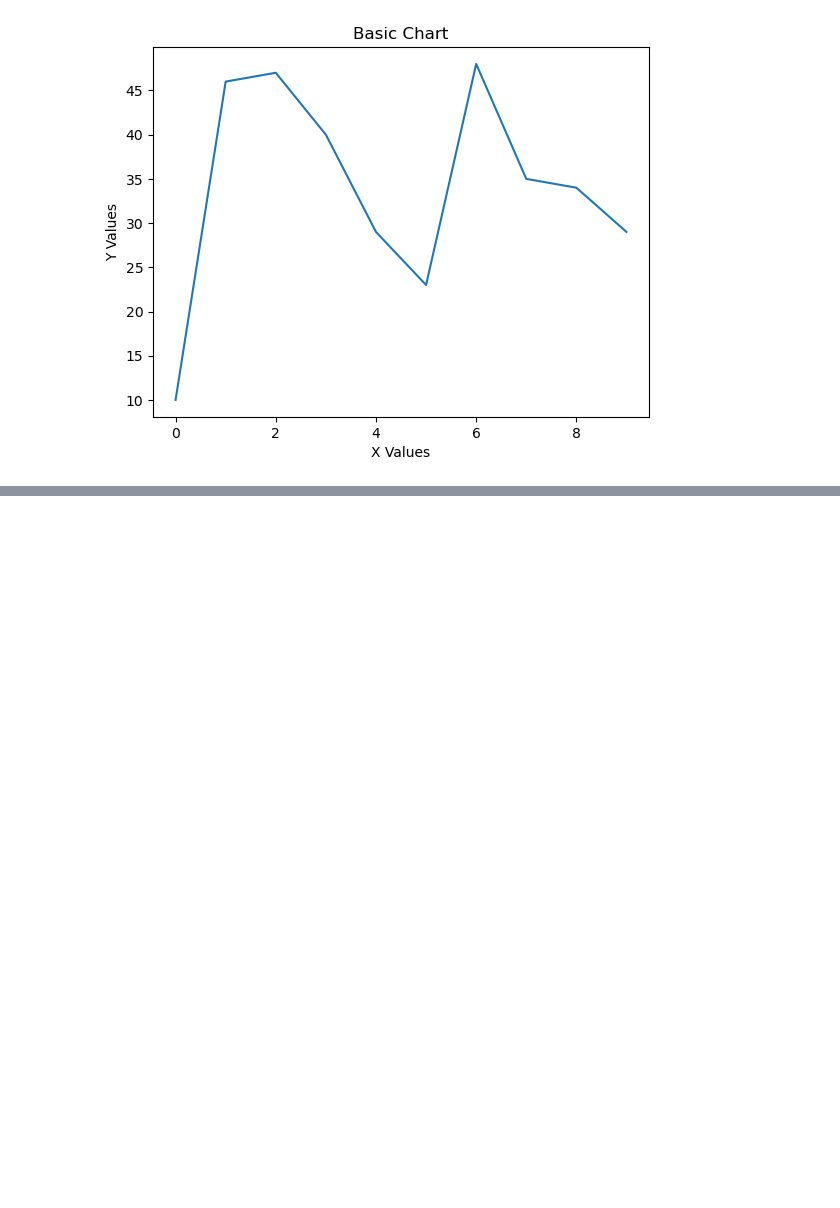
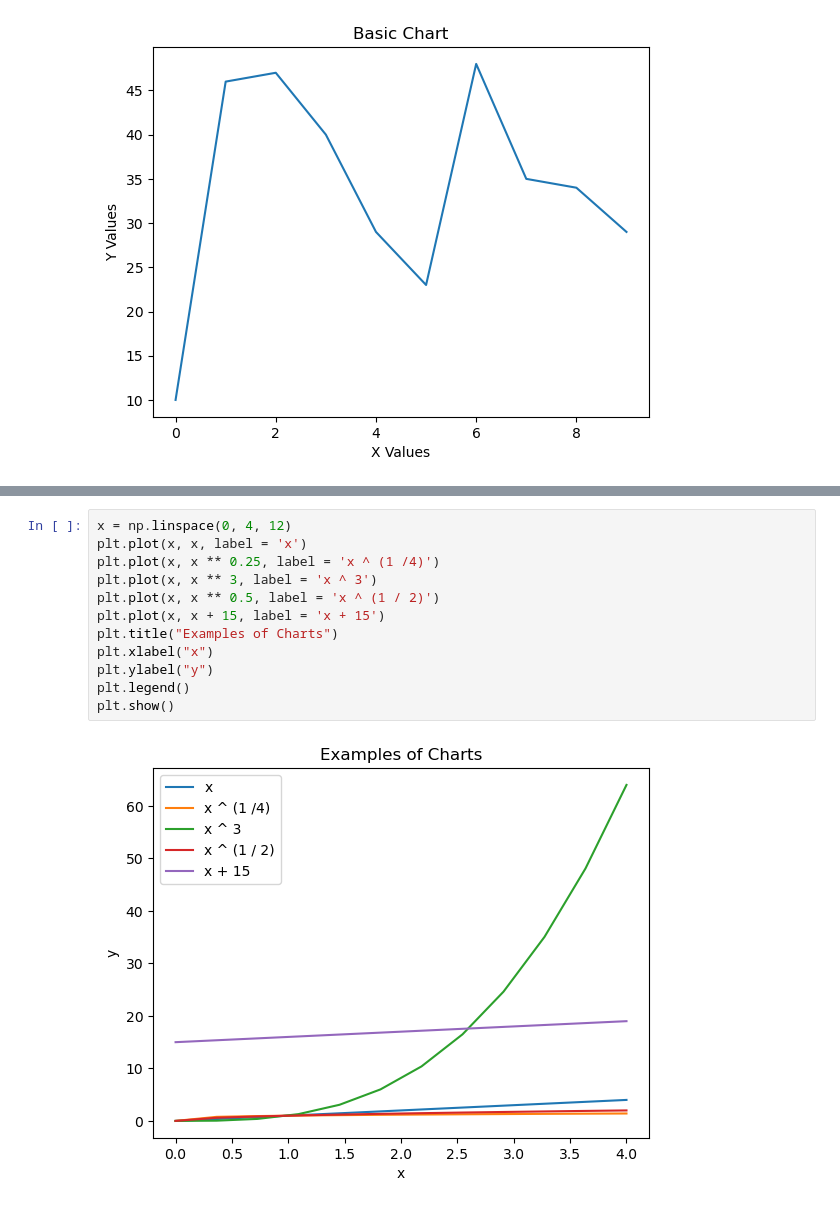
Before and after one commit to UstubecEmre/MatplotlibandSeabornFundamentals, a Jupyter notebook: matplotlib_basics.ipynb, the cells around one changed output, grey strips where cells are left out. Cells and saved outputs as stored; diff of their text form; blank space fills up the shorter version.

```diff
--- a/matplotlib_basics.ipynb
+++ b/matplotlib_basics.ipynb
@@ -75,0 +77,14 @@ plt.show()
+# %%
+x = np.linspace(0, 4, 12)
+plt.plot(x, x, label = 'x')
+plt.plot(x, x ** 0.25, label = 'x ^ (1 /4)')
+plt.plot(x, x ** 3, label = 'x ^ 3')
+plt.plot(x, x ** 0.5, label = 'x ^ (1 / 2)')
+plt.plot(x, x + 15, label = 'x + 15')
+plt.title("Examples of Charts")
+plt.xlabel("x")
+plt.ylabel("y")
+plt.legend()
+plt.show()
+# %% [output]
+[figure, added]
```
Also changed, not shown: parts of 3 cells of this notebook.
